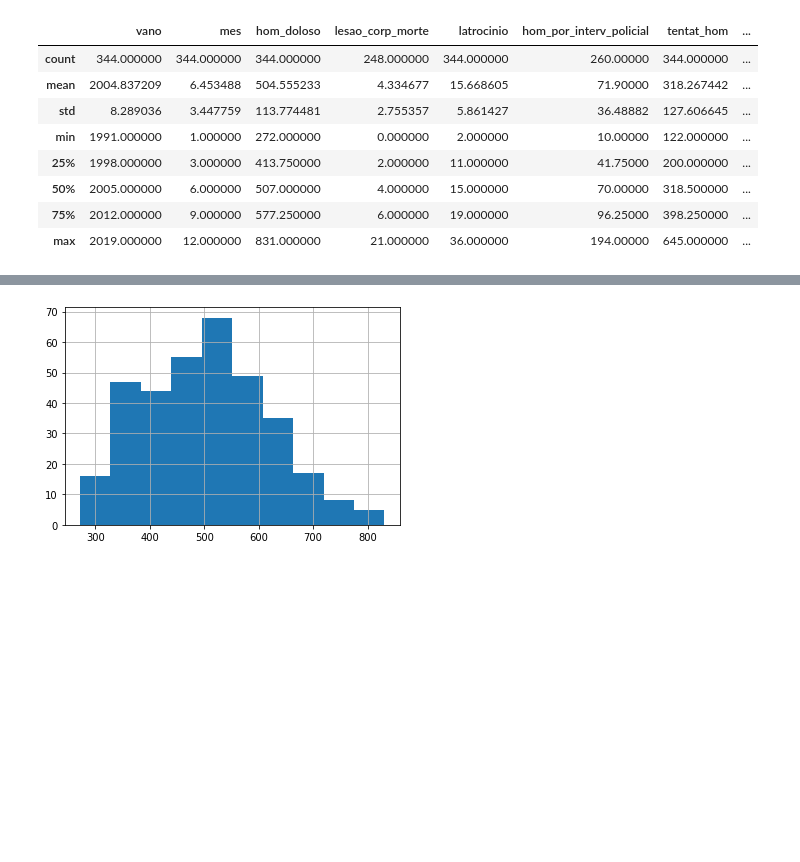
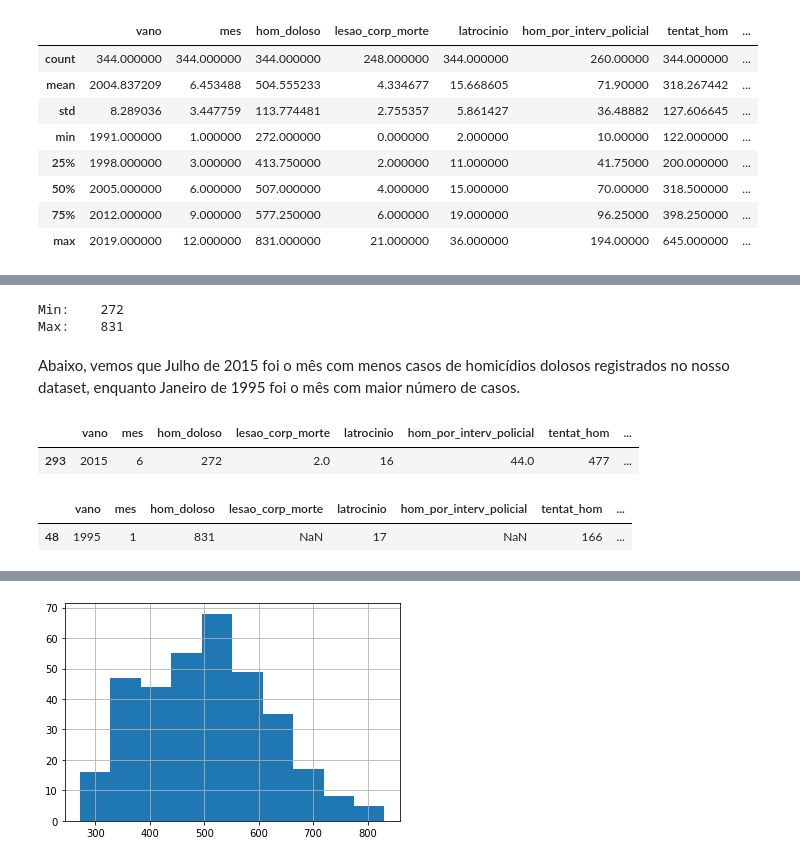
Before and after one commit to Mariana-Arantes/data_science, a Jupyter notebook: Analisando_a_Violência_no_Rio_de_Janeiro.ipynb, the cells around one changed output, grey strips where cells are left out. Cells and saved outputs as stored; diff of their text form; code cells hidden in the pictures; blank space fills up the shorter version.

```diff
--- a/Analisando_a_Violência_no_Rio_de_Janeiro.ipynb
+++ b/Analisando_a_Violência_no_Rio_de_Janeiro.ipynb
@@ -142,0 +158,25 @@ Plote e comente os seguintes gráficos:
+# %%
+# valores max e min de hom_doloso
+max_hom_doloso = df.hom_doloso.max()
+min_hom_doloso = df.hom_doloso.min()
+
+# imprimir os valores máximos e mínimos
+print("Min:\t{}".format(min_hom_doloso))
+print("Max:\t{}".format(max_hom_doloso))
+# %% [output]
+Min:    272
+Max:    831
+# %% [markdown]
+Abaixo, vemos que Julho de 2015 foi o mês com menos casos de homicídios dolosos registrados no nosso dataset, enquanto Janeiro de 1995 foi o mês com maior número de casos.
+# %%
+# verificando o mês com menor número de homicídios dolosos
+df[df.hom_doloso == 272]
+# %% [output]
+|  | vano | mes | hom_doloso | lesao_corp_morte | latrocinio | hom_por_interv_policial | tentat_hom | ... |
+| 293 | 2015 | 6 | 272 | 2.0 | 16 | 44.0 | 477 | ... |
+# %%
+# verificando o mês com maior número de homicídios dolosos
+df[df.hom_doloso == 831]
+# %% [output]
+|  | vano | mes | hom_doloso | lesao_corp_morte | latrocinio | hom_por_interv_policial | tentat_hom | ... |
+| 48 | 1995 | 1 | 831 | NaN | 17 | NaN | 166 | ... |
```
Also changed, not shown: parts of 11 cells of this notebook.
